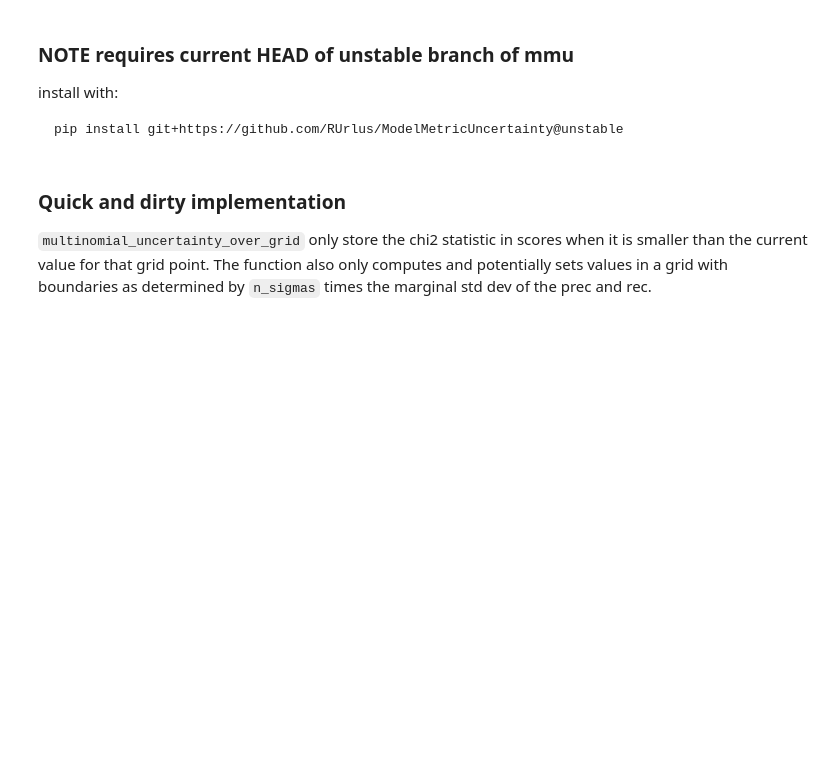
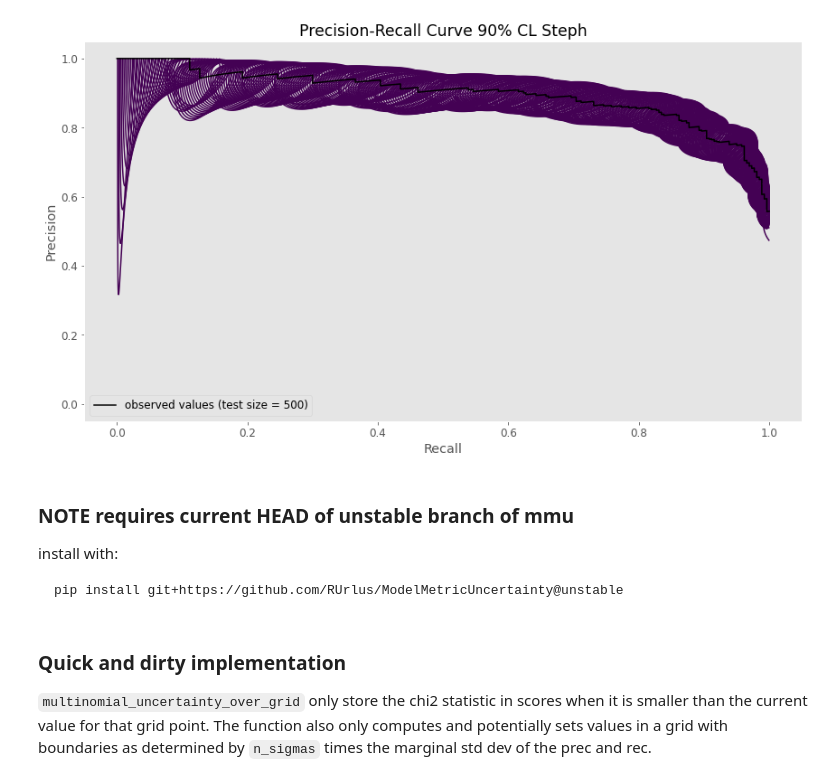
Before and after one commit to RUrlus/ModelMetricUncertaintyResearch, a Jupyter notebook: notebooks/pr_ellipse_validation/PRcurve_with_uncertainties_multinomial.ipynb, the cells around one changed output. Saved outputs shown, nothing was run; the diff lists cells and outputs as text; code cells hidden in the pictures; blank space fills up the shorter version.

```diff
--- a/notebooks/pr_ellipse_validation/PRcurve_with_uncertainties_multinomial.ipynb
+++ b/notebooks/pr_ellipse_validation/PRcurve_with_uncertainties_multinomial.ipynb
@@ -162,8 +174,9 @@ def phat(rec, prec, x_tp, x_fp, x_tn, x_fn):
     fixed recall and precision
     """
     n4 = x_tp + x_fp + x_tn + x_fn
-    n3 = x_tp + x_fp + x_fn
-    alpha = (1-prec)/prec + (1-rec)/rec + 1
+    n3 = x_tp + x_fp + x_fn  # numerator
+    alpha = 1/prec + 1/rec - 1  # factor in front of n
+    #alpha = (1-prec)/prec + (1-rec)/rec + 1  # factor in front of n
     p_tp = (n3 / n4) * (1. / alpha)
     p_fn = ((1-rec)/rec) * p_tp
     p_fp = ((1-prec)/prec) * p_tp
@@ -174,6 +187,25 @@ def phat(rec, prec, x_tp, x_fp, x_tn, x_fn):
     elif isinstance(p_tn, float) and p_tn < 0:
         p_tn = 0.
     return p_tp, p_fp, p_tn, p_fn
+
+def phat_max(rec, prec, x_tp, x_fp, x_tn, x_fn):
+    """Fit probability parameters of confusion matrix under the constraint of
+    fixed recall and precision
+    """
+    n4 = x_tp + x_fp + x_tn + x_fn
+    n3 = x_tp + x_fp + x_fn  # numerator (small mistake in the paper Xtn instead of Xtp)
+    alpha = (1-prec)/prec + (1-rec)/rec + 1  # factor in front of n
+    p_tp = (n3 / n4) * (1. / alpha)
+    p_fn = ((1-rec)/rec) * p_tp
+    p_fp = ((1-prec)/prec) * p_tp
+    p_tn = 1. - p_fn - p_fp - p_tp
+    # prevent negative values to due machine level noise
+    if isinstance(p_tn, np.ndarray):
+        p_tn[p_tn < 0] = 0
+    elif isinstance(p_tn, float) and p_tn < 0:
+        p_tn = 0.
+    return p_tp, p_fp, p_tn, p_fn
+
 
 def nll(rec, prec, x_tp, x_fp, x_tn, x_fn):
     """Return -2logp of multinomial distribution fixed at certain recall and precision
@@ -246,27 +278,29 @@ def get_PRgrid(x_tp, x_fp, x_fn, nbins = 100, epsilon = 1e-4):
 # %%
 fig, ax = plt.subplots(figsize=(12, 7))
 
 # For each point in the precision-recall curve plot an ellipse
 for i, (r, p, x_tp, x_fp, x_tn, x_fn) in enumerate(zip(recall, precision, TP, FP, TN, FN)):
     RX, PY = get_PRgrid(x_tp, x_fp, x_fn)
     chi2 = nll(RX, PY, x_tp, x_fp, x_tn, x_fn)
     CS = ax.contour(RX, PY, chi2, levels=[l90])
 
 # Plot precision-recall curve
 cmap = plt.get_cmap("tab10")
 ax.plot(recall, precision, label='observed values (test size = 500)', color='black')
 
 ax.set_xlim((-0.05, 1.05))
 ax.set_ylim((-0.05, 1.05))
 ax.set_xlabel('Recall')
 ax.set_ylabel('Precision')
 #ax.set_title(f'Precision-Recall Curve ±1σ')
-ax.set_title(f'Precision-Recall Curve 90% CL')
+ax.set_title(f'Precision-Recall Curve 90% CL Steph')
 ax.legend(loc="lower left")
 ax.grid()
 
 plt.tight_layout()
 plt.savefig('PR_uncertainties.pdf')
+# %% [output]
+[figure, added]
 # %% [markdown]
 ### NOTE requires current HEAD of unstable branch of mmu
 
```
Also changed, not shown: parts of 8 cells of this notebook, 9 other files.
